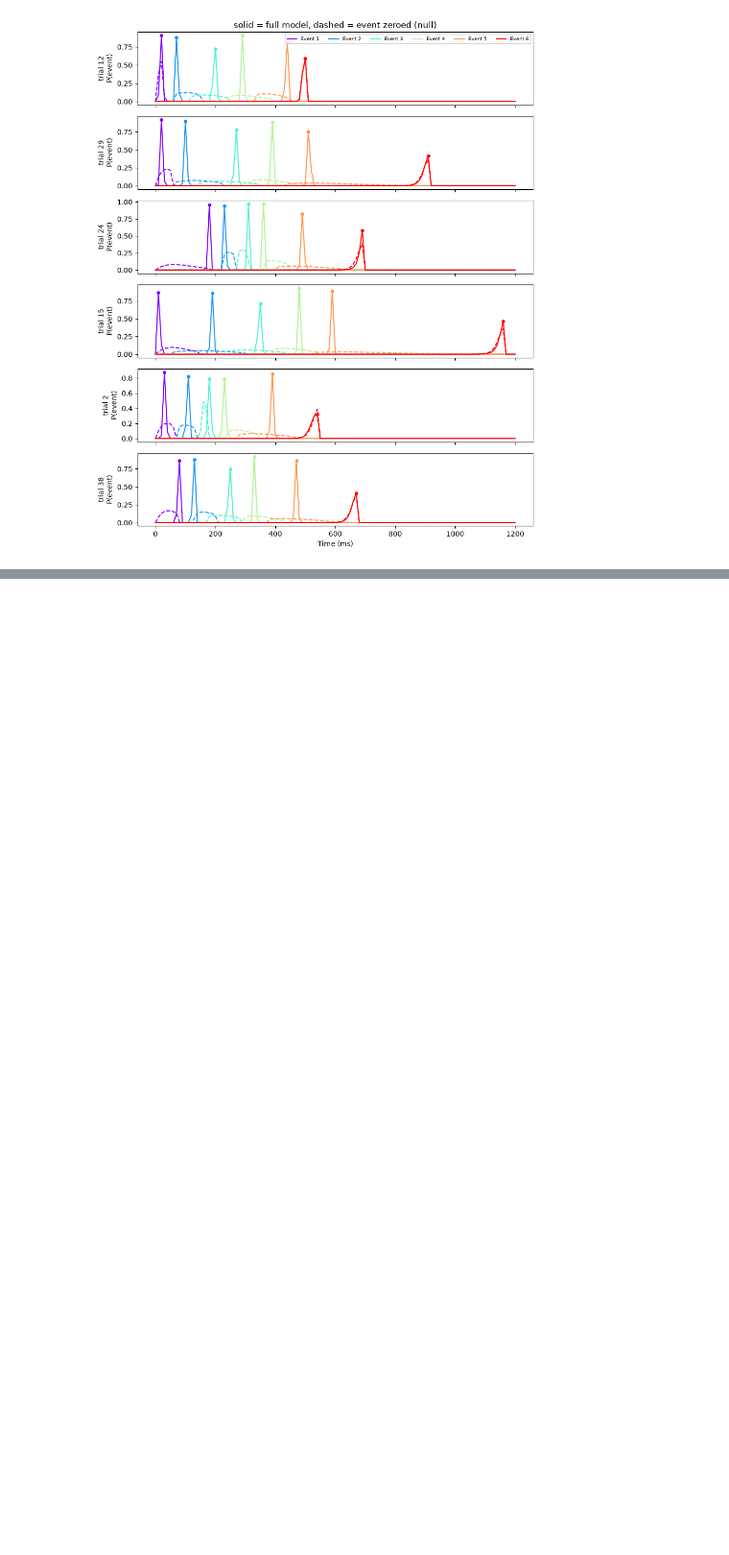
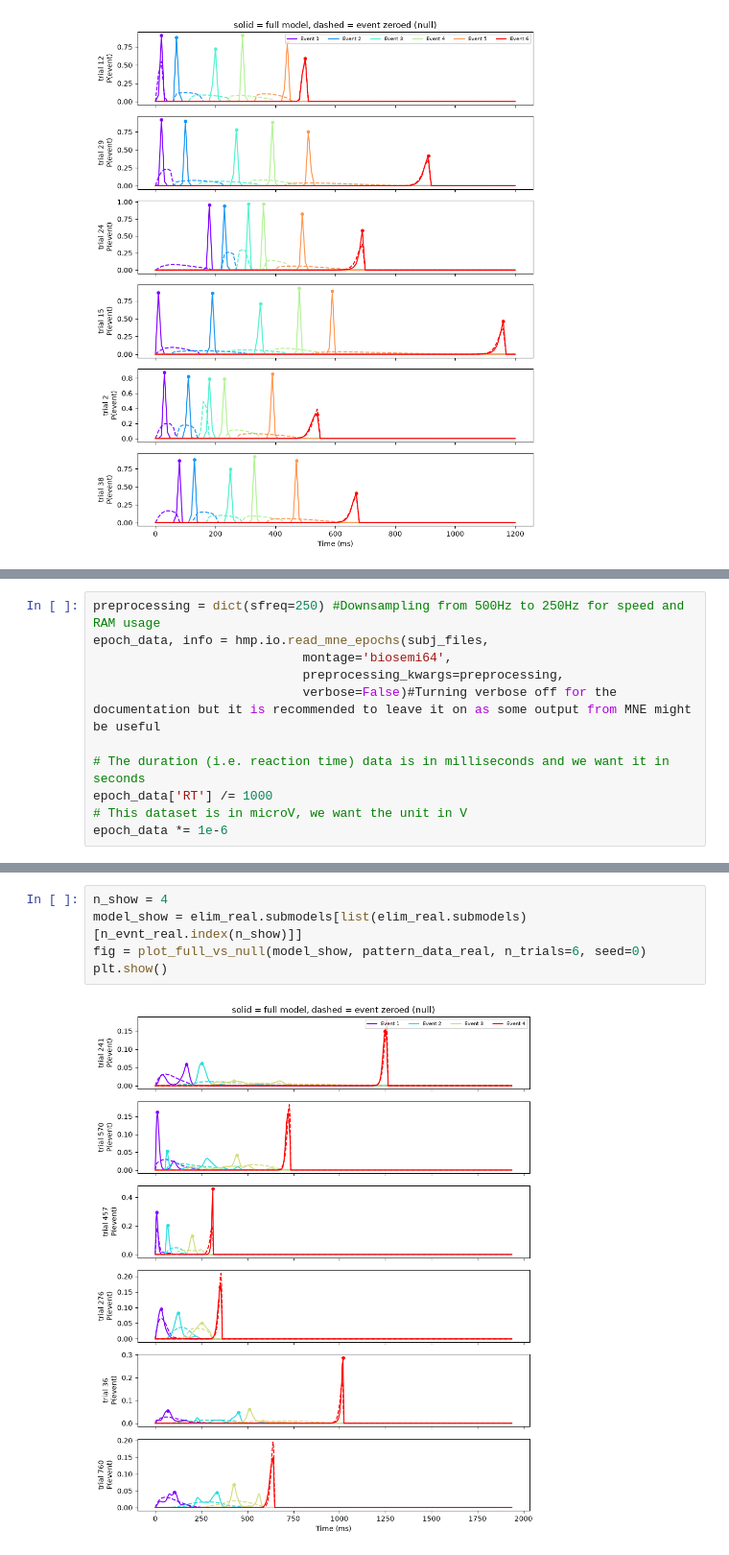
Before and after one commit to ACA-CS-433/hmp-ML, a Jupyter notebook: docs/source/notebooks/Metrics.ipynb, the cells around one changed output, grey strips where cells are left out. Shown at 96% size. Saved outputs shown, nothing was run; the diff lists cells and outputs as text; blank space fills up the shorter version.

```diff
--- a/docs/source/notebooks/Metrics.ipynb
+++ b/docs/source/notebooks/Metrics.ipynb
@@ -389,0 +418,11 @@ plt.show()
+# %%
+preprocessing = dict(sfreq=250) #Downsampling from 500Hz to 250Hz for speed and RAM usage
+epoch_data, info = hmp.io.read_mne_epochs(subj_files,
+                            montage='biosemi64',
+                            preprocessing_kwargs=preprocessing,
+                            verbose=False)#Turning verbose off for the documentation but it is recommended to leave it on as some output from MNE might be useful
+
+# The duration (i.e. reaction time) data is in milliseconds and we want it in seconds
+epoch_data['RT'] /= 1000
+# This dataset is in microV, we want the unit in V
+epoch_data *= 1e-6
@@ -389,0 +543,7 @@ plt.show()
+# %%
+n_show = 4
+model_show = elim_real.submodels[list(elim_real.submodels)[n_evnt_real.index(n_show)]]
+fig = plot_full_vs_null(model_show, pattern_data_real, n_trials=6, seed=0)
+plt.show()
+# %% [output]
+[figure, added]
```
Also changed, not shown: parts of 14 cells of this notebook.
